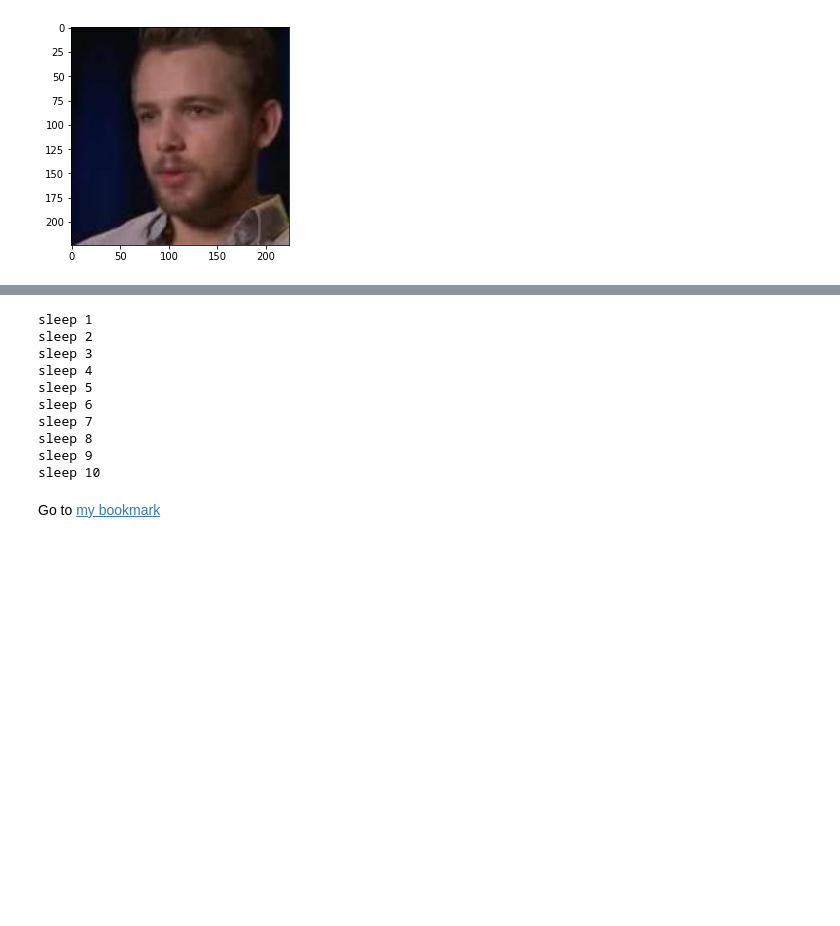
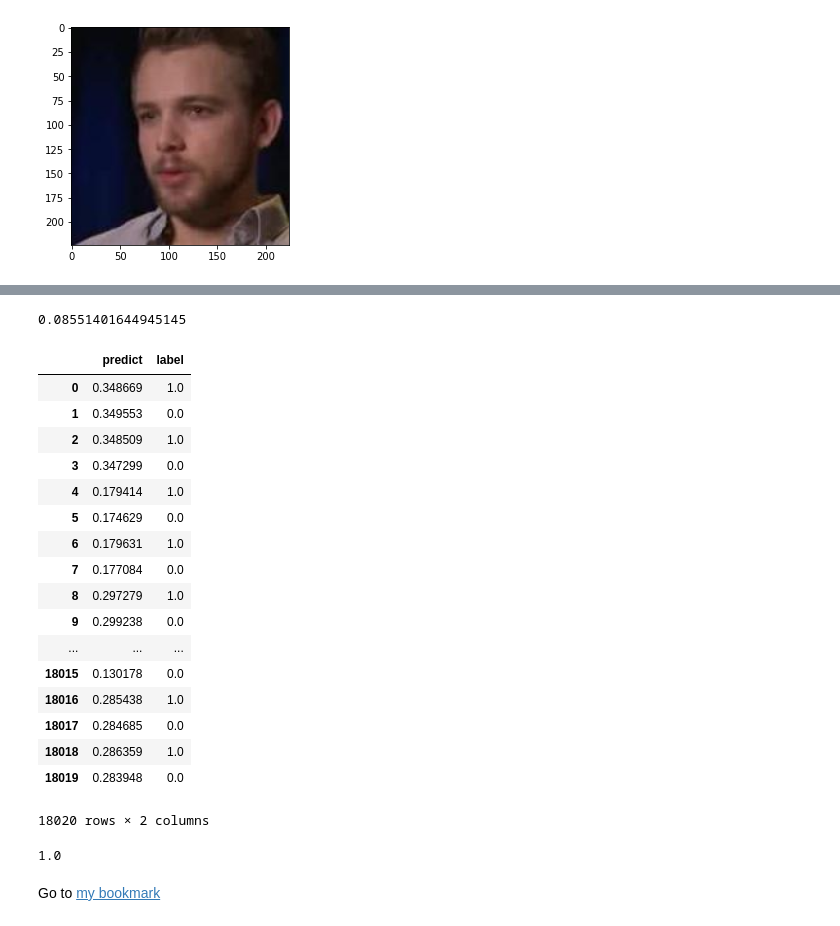
Before and after one commit to v-iashin/LearnablePINs, a Jupyter notebook: main.ipynb, the cells around one changed output, grey strips where cells are left out. Saved outputs shown, nothing was run; the diff lists cells and outputs as text; code cells hidden in the pictures; blank space fills up the shorter version.

```diff
--- a/main.ipynb
+++ b/main.ipynb
@@ -480,6 +532,7 @@ MARGIN = 0.6
 # %%
 out_f = open(TXT_LOG_PATH, 'w')
 TBoard = tensorboardX.SummaryWriter(log_dir=LOG_PATH)
+TBoard2 = tensorboardX.SummaryWriter(log_dir=VALID_LOG_PATH)
 
 try:
     transform = Compose([
@@ -489,8 +542,16 @@ try:
         ToTensor(),
     ])
 
+    test_transform = Compose([
+        Normalize(),
+        ToTensor(),
+    ])
+
     train = AudioFrameDataset(DATA_PATH, SPLIT_PATH, phase=PHASE, transform=transform)
     trainloader = torch.utils.data.DataLoader(train, batch_size=B, num_workers=NUM_WORKERS)
+
+    test = AudioFrameDatasetTest(DATA_PATH, TEST_RANDOM_SH, transform=test_transform)
+    testloader = torch.utils.data.DataLoader(test, batch_size=1, num_workers=NUM_WORKERS)
 
     net = LearnablePinsNet()
 
@@ -498,6 +559,7 @@ try:
     optimizer = optim.SGD(net.parameters(), lr=1e-2, momentum=0.9, weight_decay=5e-4)
     lr_scheduler = optim.lr_scheduler.StepLR(optimizer, step_size=1, gamma=10 ** (-3/25))
     tau_scheduler = TauScheduler(lowest=0.3, highest=0.8)
+    eval_results = {}
 
     device = "cuda"
     torch.cuda.set_device(DEVICES[0])
@@ -524,7 +586,8 @@ try:
             # 0th, 1st iterations are okay here
 
             # forward + backward + optimize
-            positive_pairs, negative_pairs = net(frames, log_specs, iter_num, tau=tau_scheduler.get_tau())
+#             positive_pairs, negative_pairs = net(frames, log_specs, iter_num, tau=tau_scheduler.get_tau())
+            positive_pairs, negative_pairs = net(frames, log_specs, iter_num, tau=0.3)
 #             TBoard.add_scalar('Timing/InferenceTime', time.time() - t0, step_num)
 
             # 0th iteration is okay here, but 1st increases GPU mem on the 0th GPU
@@ -559,6 +622,28 @@ try:
 #             TBoard.add_scalar('raw_input/face_mean', frames.mean(), step_num)
 #             TBoard.add_scalar('raw_input/voice_mean', log_specs.mean(), step_num)
 #             TBoard.add_scalar('Timing/IterTime', time.time() - t0, step_num)
+#             if iter_num == 100:
+#                 break
+
+        # test
+        net.eval()
+        results = pd.DataFrame(columns=['predict', 'label'])
+
+        for i, (labels, frames, log_specs) in tqdm(enumerate(testloader)):
+            frames, log_specs = frames.cuda(async=True), log_specs.cuda(async=True)
+            emb_f, emb_v = net(frames, log_specs, iter_num)
+            predict = torch.norm(emb_f - emb_v).item()
+
+            batch_preds_labels = pd.DataFrame([
+                pd.Series(predict, name='predict'),
+                pd.Series(labels, name='label')
+            ]).transpose()
+
+            results = results.append(batch_preds_labels, ignore_index=True)
+
+        roc_auc = roc_auc_score(results['label'], results['predict'])
+        TBoard2.add_scalar('Train/Loss', roc_auc, step_num)
+        eval_results[epoch_num] = {'roc_auc': roc_auc, 'table': results}
 
     # when the training is finished
     out_f.close()
@@ -568,14 +653,3 @@ try:
 except KeyboardInterrupt:
     out_f.close()
     print('TBoard and log file has been closed!')
-# %% [output]
-sleep 1
-sleep 2
-sleep 3
-sleep 4
-sleep 5
-sleep 6
-sleep 7
-sleep 8
-sleep 9
-sleep 10
@@ -586,2 +656,31 @@ torch.cuda.max_memory_allocated()
+# %%
+results.predict.min()
+# %% [output]
+0.08551401644945145
+# %%
+{0: results}[0]
+# %% [output]
+|  | predict | label |
+| 0 | 0.348669 | 1.0 |
+| 1 | 0.349553 | 0.0 |
+| 2 | 0.348509 | 1.0 |
+| 3 | 0.347299 | 0.0 |
+| 4 | 0.179414 | 1.0 |
+| 5 | 0.174629 | 0.0 |
+| 6 | 0.179631 | 1.0 |
+| 7 | 0.177084 | 0.0 |
+| 8 | 0.297279 | 1.0 |
+| 9 | 0.299238 | 0.0 |
+| ... | ... | ... |
+| 18015 | 0.130178 | 0.0 |
+| 18016 | 0.285438 | 1.0 |
+| 18017 | 0.284685 | 0.0 |
+| 18018 | 0.286359 | 1.0 |
+| 18019 | 0.283948 | 0.0 |
+18020 rows × 2 columns
+# %%
+roc_auc_score(y_true=np.array([0, 1, 1, 0]), y_score=1-np.array([0.9, 0.2, 0.3, 0.8]))
+# %% [output]
+1.0
 # %% [markdown]
 Go to <a href=#bookmark>my bookmark</a>
```
Also changed, not shown: parts of 7 cells of this notebook, 1 other file.
